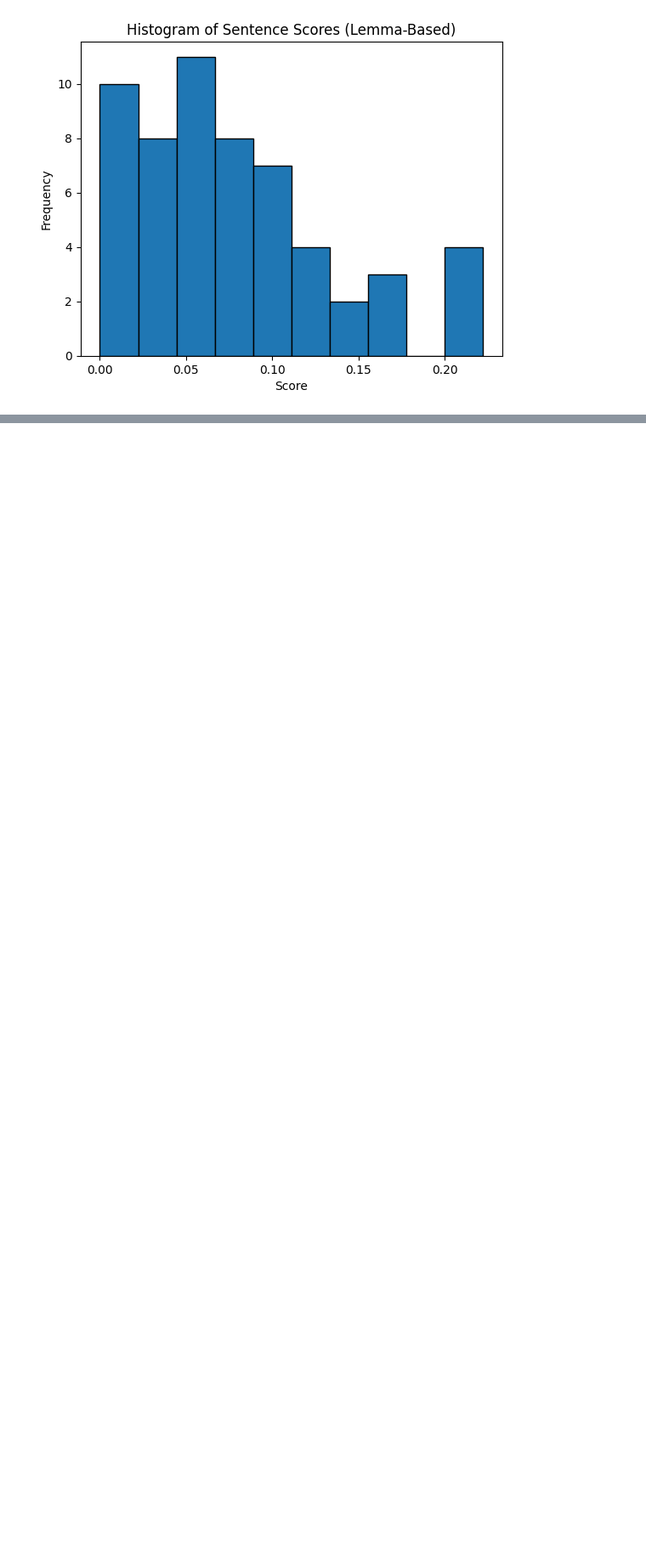
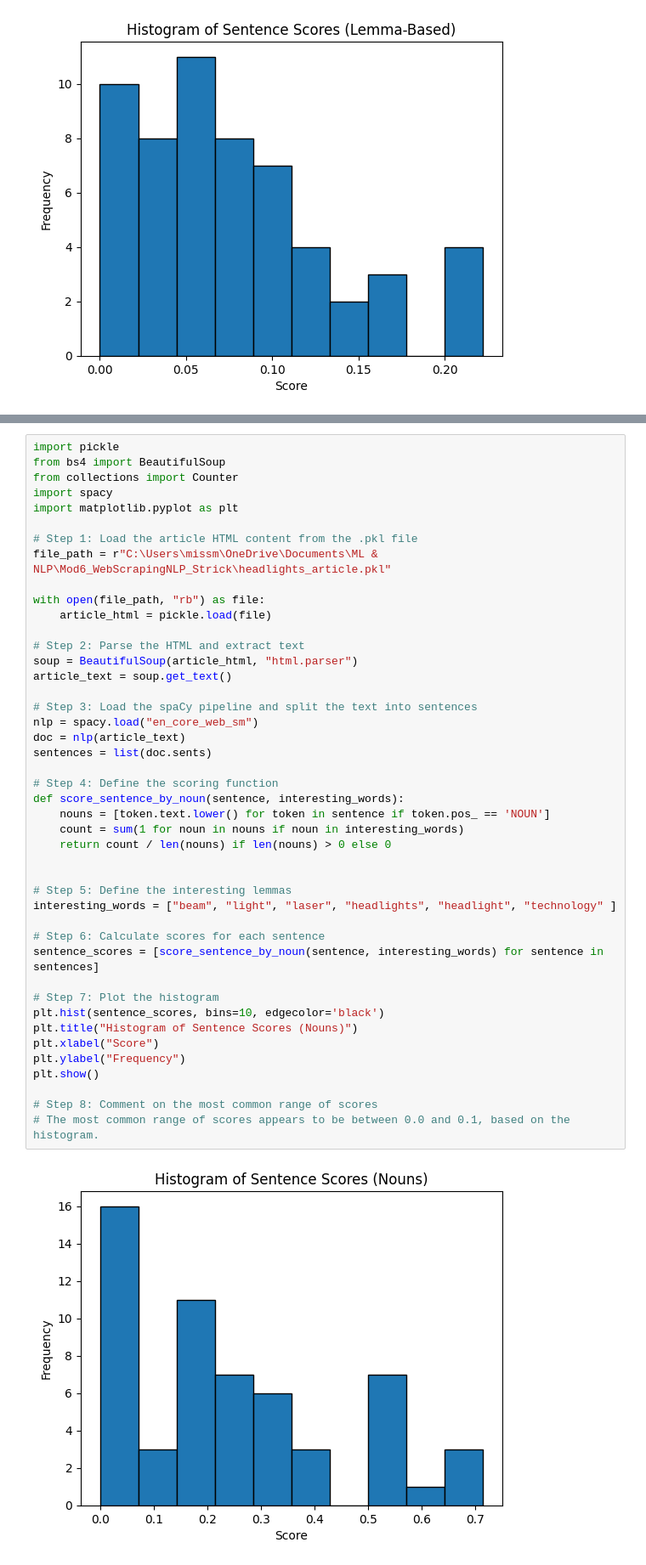
Before and after one commit to MoStrick/Mod6_WebScrapingNLP_Strick, a Jupyter notebook: web-scraping.ipynb, the cells around one changed output, grey strips where cells are left out. Shown at 85% size. Saved outputs shown, nothing was run; the diff lists cells and outputs as text; blank space fills up the shorter version.

```diff
--- a/web-scraping.ipynb
+++ b/web-scraping.ipynb
@@ -295,0 +298,46 @@ plt.show()
+# %%
+import pickle
+from bs4 import BeautifulSoup
+from collections import Counter
+import spacy
+import matplotlib.pyplot as plt
+
+# Step 1: Load the article HTML content from the .pkl file
+file_path = r"C:\Users\missm\OneDrive\Documents\ML & NLP\Mod6_WebScrapingNLP_Strick\headlights_article.pkl"
+
+with open(file_path, "rb") as file:
+    article_html = pickle.load(file)
+
+# Step 2: Parse the HTML and extract text
+soup = BeautifulSoup(article_html, "html.parser")
+article_text = soup.get_text()
+
+# Step 3: Load the spaCy pipeline and split the text into sentences
+nlp = spacy.load("en_core_web_sm")
+doc = nlp(article_text)
+sentences = list(doc.sents)
+
+# Step 4: Define the scoring function
+def score_sentence_by_noun(sentence, interesting_words):
+    nouns = [token.text.lower() for token in sentence if token.pos_ == 'NOUN']
+    count = sum(1 for noun in nouns if noun in interesting_words)
+    return count / len(nouns) if len(nouns) > 0 else 0
+
+
+# Step 5: Define the interesting lemmas
+interesting_words = ["beam", "light", "laser", "headlights", "headlight", "technology" ]
+
+# Step 6: Calculate scores for each sentence
+sentence_scores = [score_sentence_by_noun(sentence, interesting_words) for sentence in sentences]
+
+# Step 7: Plot the histogram
+plt.hist(sentence_scores, bins=10, edgecolor='black')
+plt.title("Histogram of Sentence Scores (Nouns)")
+plt.xlabel("Score")
+plt.ylabel("Frequency")
+plt.show()
+
+# Step 8: Comment on the most common range of scores
+# The most common range of scores appears to be between 0.0 and 0.1, based on the histogram.
+# %% [output]
+[figure, added]
```
Also changed, not shown: parts of 1 cell of this notebook.
